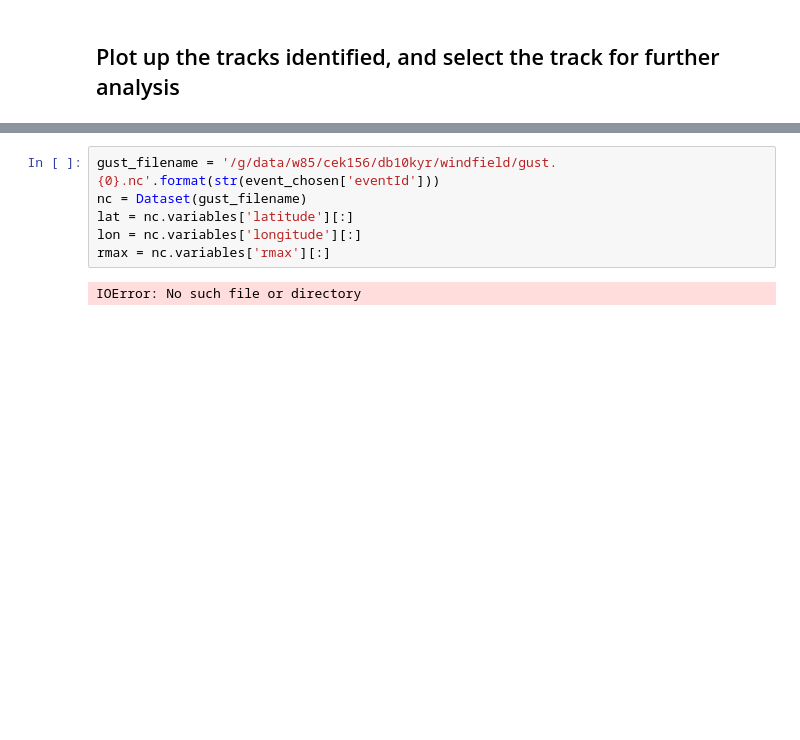
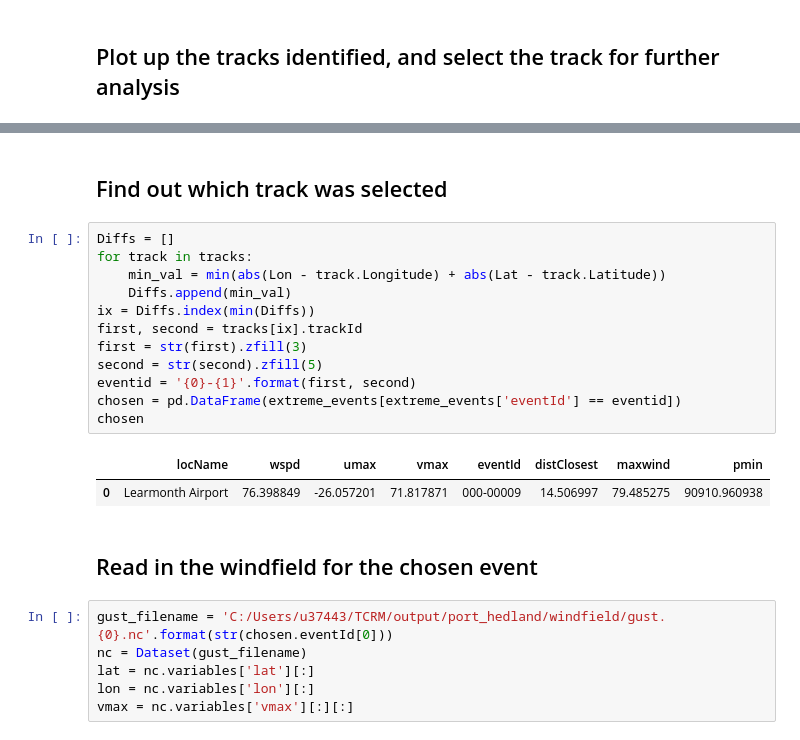
Before and after one commit to CEKrause/IPython_Notebooks, a Jupyter notebook: Extracting events given location and wind thresholds.ipynb, the cells around one changed output, grey strips where cells are left out. Saved outputs shown, nothing was run; the diff lists cells and outputs as text; blank space fills up the shorter version.

Commit message:
Fix widget and add plot of windfield

```diff
--- a/Extracting events given location and wind thresholds.ipynb
+++ b/Extracting events given location and wind thresholds.ipynb
@@ -230,8 +180,25 @@ event_chosen
+# %% [markdown]
+## Find out which track was selected
+# %%
+Diffs = []
+for track in tracks:
+    min_val = min(abs(Lon - track.Longitude) + abs(Lat - track.Latitude))
+    Diffs.append(min_val)
+ix = Diffs.index(min(Diffs))
+first, second = tracks[ix].trackId
+first = str(first).zfill(3)
+second = str(second).zfill(5)
+eventid = '{0}-{1}'.format(first, second)
+chosen = pd.DataFrame(extreme_events[extreme_events['eventId'] == eventid])
+chosen
+# %% [output]
+|  | locName | wspd | umax | vmax | eventId | distClosest | maxwind | pmin |
+| 0 | Learmonth Airport | 76.398849 | -26.057201 | 71.817871 | 000-00009 | 14.506997 | 79.485275 | 90910.960938 |
+# %% [markdown]
+## Read in the windfield for the chosen event
 # %%
-gust_filename = '/g/data/w85/cek156/db10kyr/windfield/gust.{0}.nc'.format(str(event_chosen['eventId']))
+gust_filename = 'C:/Users/u37443/TCRM/output/port_hedland/windfield/gust.{0}.nc'.format(str(chosen.eventId[0]))
 nc = Dataset(gust_filename)
-lat = nc.variables['latitude'][:]
-lon = nc.variables['longitude'][:]
-rmax = nc.variables['rmax'][:]
+lat = nc.variables['lat'][:]
+lon = nc.variables['lon'][:]
+vmax = nc.variables['vmax'][:][:]
-# %% [output]
-IOError: No such file or directory
```
Also changed, not shown: parts of 13 cells of this notebook.
